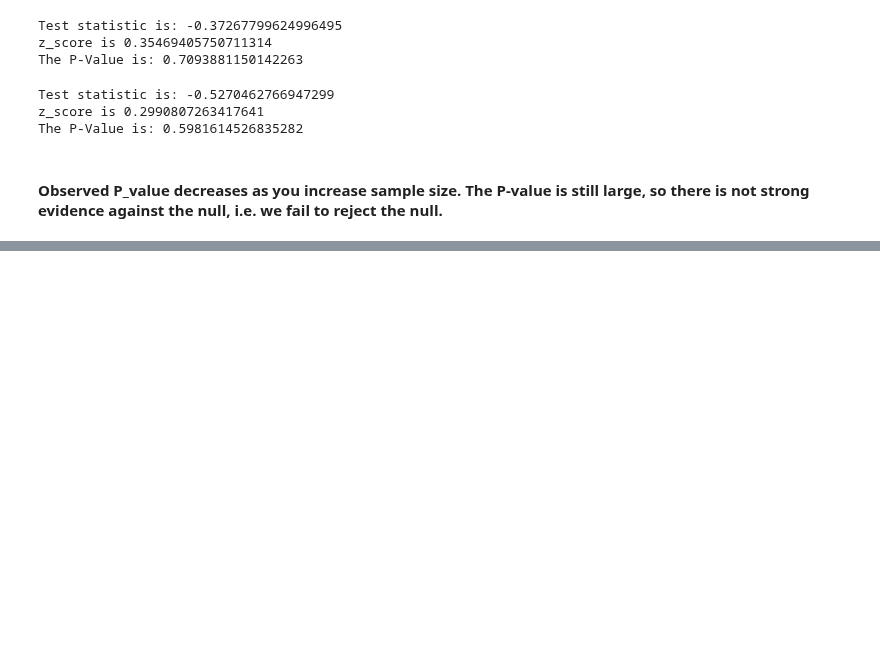
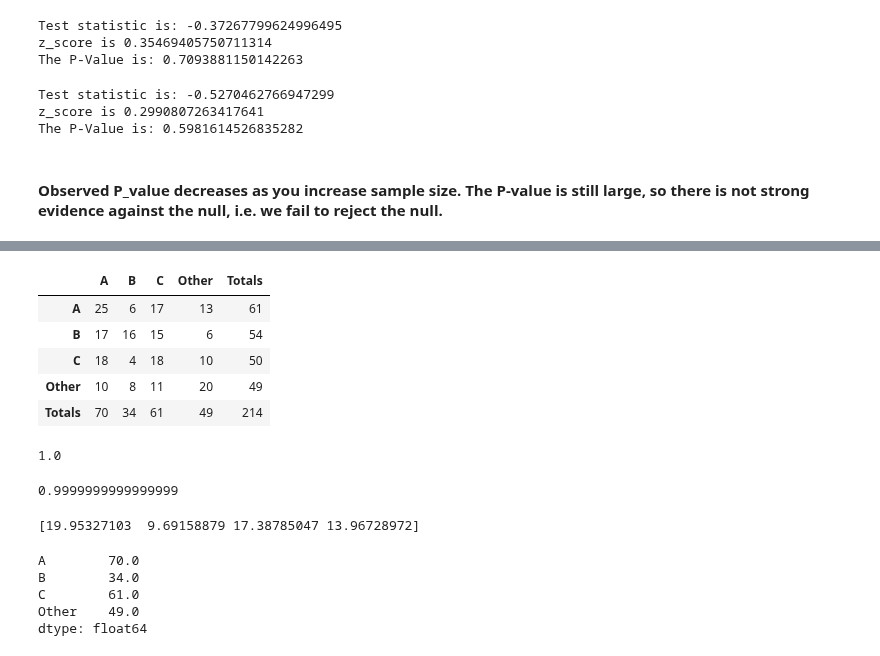
Before and after one commit to jtdocter27/Engineering-Probability---Statistics, a Jupyter notebook: Hypothesis_Testing.ipynb, the cells around one changed output, grey strips where cells are left out. Drawn from its saved outputs; the diff is of its cells as text; code cells hidden in the pictures; blank space fills up the shorter version.

```diff
--- a/Hypothesis_Testing.ipynb
+++ b/Hypothesis_Testing.ipynb
@@ -229,0 +276,66 @@ The P-Value is: 0.5981614526835282
+# %%
+grades_df.loc['Totals'] = c_sums
+# %%
+grades_df.index = ['A', 'B', 'C', 'Other', 'Totals'] #index got wonky, resetting it
+# %%
+grades_df
+# %% [output]
+|  | A | B | C | Other | Totals |
+| A | 25 | 6 | 17 | 13 | 61 |
+| B | 17 | 16 | 15 | 6 | 54 |
+| C | 18 | 4 | 18 | 10 | 50 |
+| Other | 10 | 8 | 11 | 20 | 49 |
+| Totals | 70 | 34 | 61 | 49 | 214 |
+# %%
+u1 = (grades_df['Totals'].iloc[0]) / 214
+u2 = (grades_df['Totals'].iloc[1]) / 214
+u3 = (grades_df['Totals'].iloc[2]) / 214
+u4 = (grades_df['Totals'].iloc[3]) / 214
+print(u1 + u2 + u3 +u4)
+# %% [output]
+1.0
+# %%
+v1 = (grades_df['A'].iloc[4]) / 214
+v2 = (grades_df['B'].iloc[4]) / 214
+v3 = (grades_df['C'].iloc[4]) / 214
+v4 = (grades_df['Other'].iloc[4]) / 214
+print (v1+ v2 +v3+v4)
+# %% [output]
+0.9999999999999999
+# %%
+E11 = 214*u1*v1
+E12 = 214*u1*v2
+E13 = 214*u1*v3
+E14 = 214*u1*v4
+row_a = np.array([E11, E12, E13, E14])
+
+print(row_a)
+E21 = 214*u2*v1
+E22 = 214*u2*v2
+E23 = 214*u2*v3
+E24 = 214*u2*v4
+row_b = np.array([E21, E22, E23, E24])
+
+E31 = 214*u3*v1
+E32 = 214*u3*v2
+E33 = 214*u3*v3
+E34 = 214*u3*v4
+row_c = np.array([E31, E32, E33, E34])
+
+E41 = 214*u4*v1
+E42 = 214*u4*v2
+E43 = 214*u4*v3
+E44 = 214*u4*v4
+row_Other = np.array([E41, E42, E43, E44])
+# %% [output]
+[19.95327103  9.69158879 17.38785047 13.96728972]
+# %%
+expected_frequencies = pd.DataFrame([row_a, row_b, row_c, row_Other], columns=['A','B','C','Other'])
+expected_frequencies.index = ['A', 'B', 'C', 'Other']
+expected_frequencies.sum(axis=0) #It worked!!!!
+# %% [output]
+A        70.0
+B        34.0
+C        61.0
+Other    49.0
+dtype: float64
```
Also changed, not shown: parts of 13 cells of this notebook.
